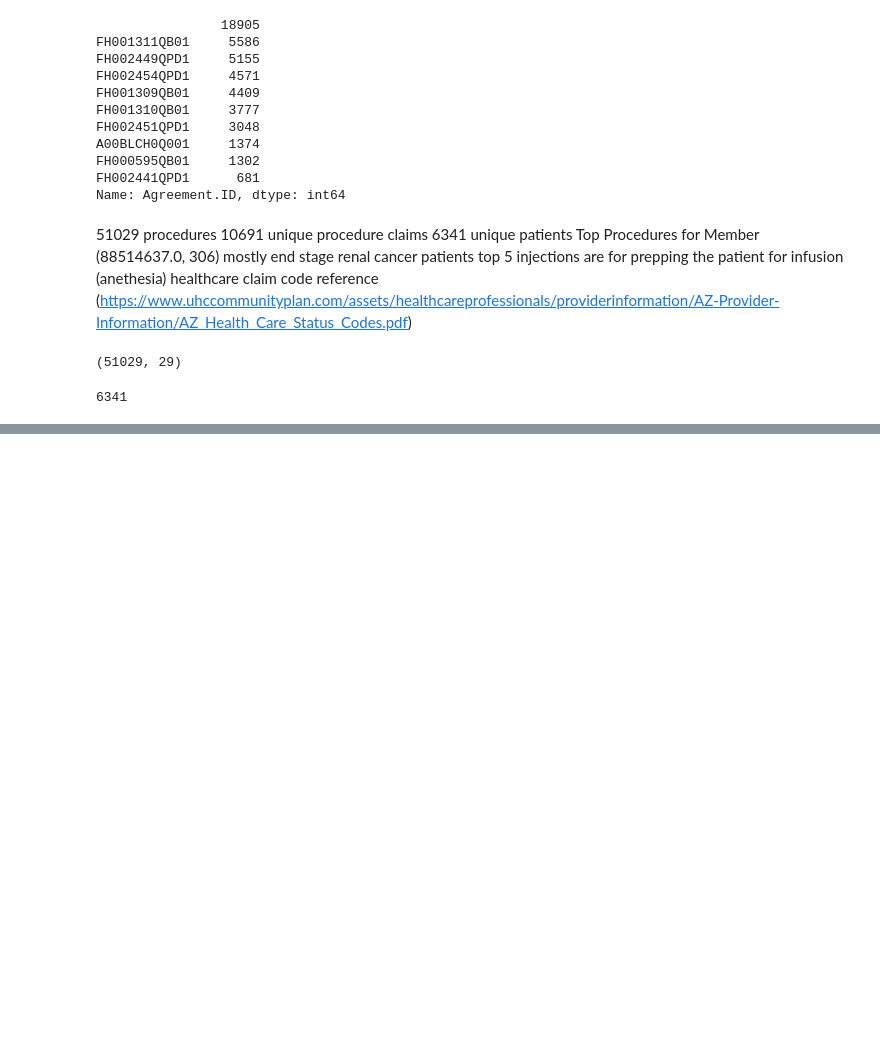
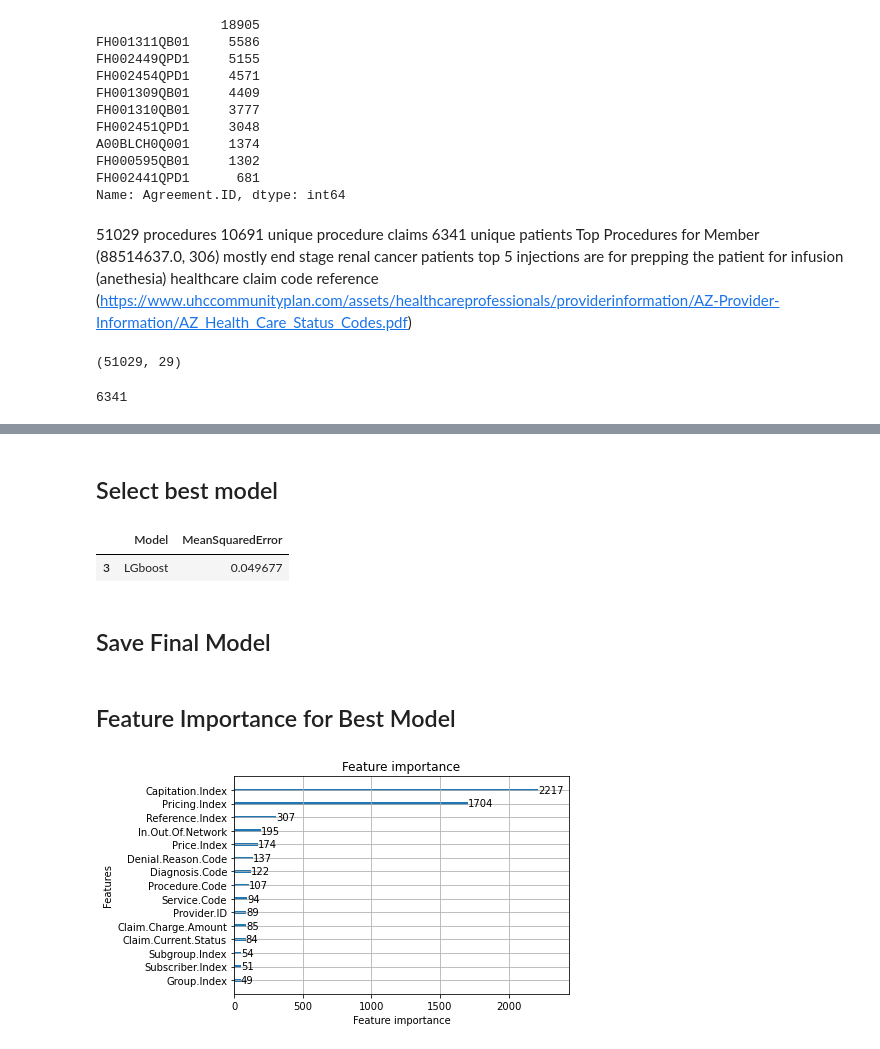
Before and after one commit to narquette/claimassignment, a Jupyter notebook: code/Claim_EDA.ipynb, the cells around one changed output, grey strips where cells are left out. Drawn from its saved outputs; the diff is of its cells as text; code cells hidden in the pictures; blank space fills up the shorter version.

```diff
--- a/code/Claim_EDA.ipynb
+++ b/code/Claim_EDA.ipynb
@@ -604,0 +1074,15 @@ procedure_data.loc[procedure_data['Member.ID'] == 88514637.0]
+# %% [markdown]
+## Select best model
+# %%
+#select the model with the lowest error as your "production" model
+import pandas as pd
+import os
+
+model_dataframe = pd.read_csv(os.path.join('../logs', 'FinalResults.csv'), low_memory=False)
+best_model = model_dataframe.loc[model_dataframe['MeanSquaredError'] == min(model_dataframe['MeanSquaredError'])]
+best_model
+# %% [output]
+|  | Model | MeanSquaredError |
+| 3 | LGboost | 0.049677 |
+# %% [markdown]
+## Save Final Model
@@ -604,0 +1116,17 @@ procedure_data.loc[procedure_data['Member.ID'] == 88514637.0]
+# %% [markdown]
+## Feature Importance for Best Model
+# %%
+import pickle
+from helperFile import numeric_features, categorical_features, all_columns
+import seaborn as sns
+import lightgbm as lgb
+import os
+
+load_model = pickle.load(open(os.path.join('../models', 'LGboost.sav'), 'rb'))
+
+feature_names = all_columns
+
+lgb.plot_importance(
+    load_model.steps[1][1], max_num_features=15).set_yticklabels(feature_names);
+# %% [output]
+[figure, added]
```
Also changed, not shown: parts of 68 cells of this notebook, 20 other files.
